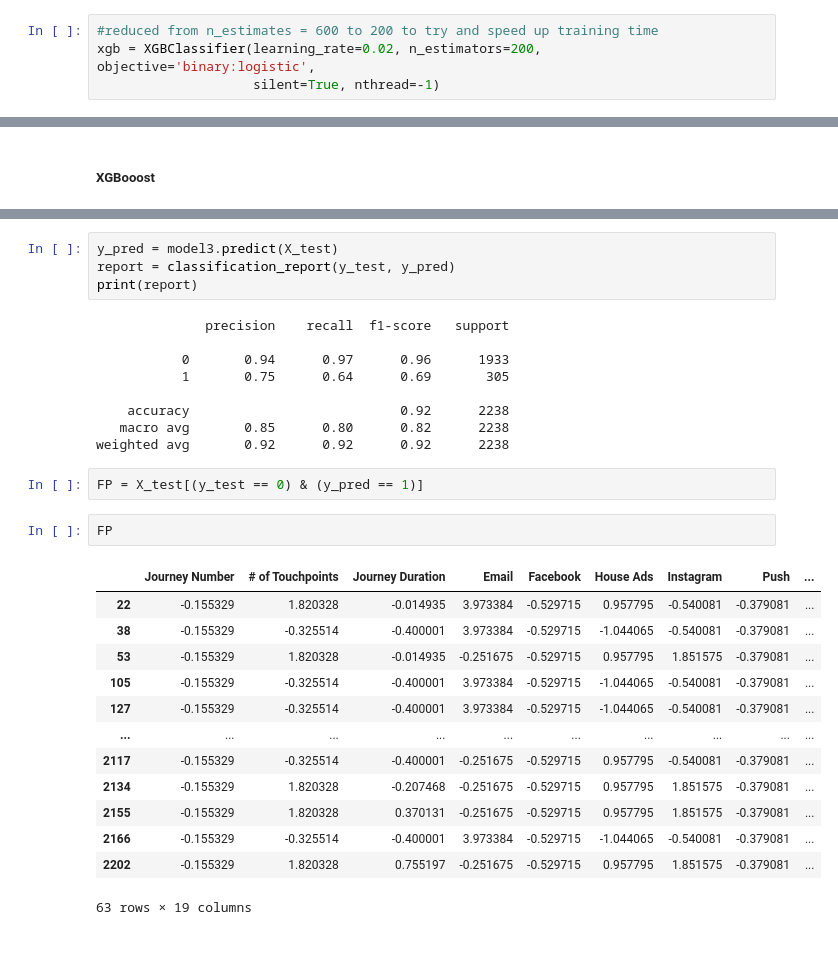
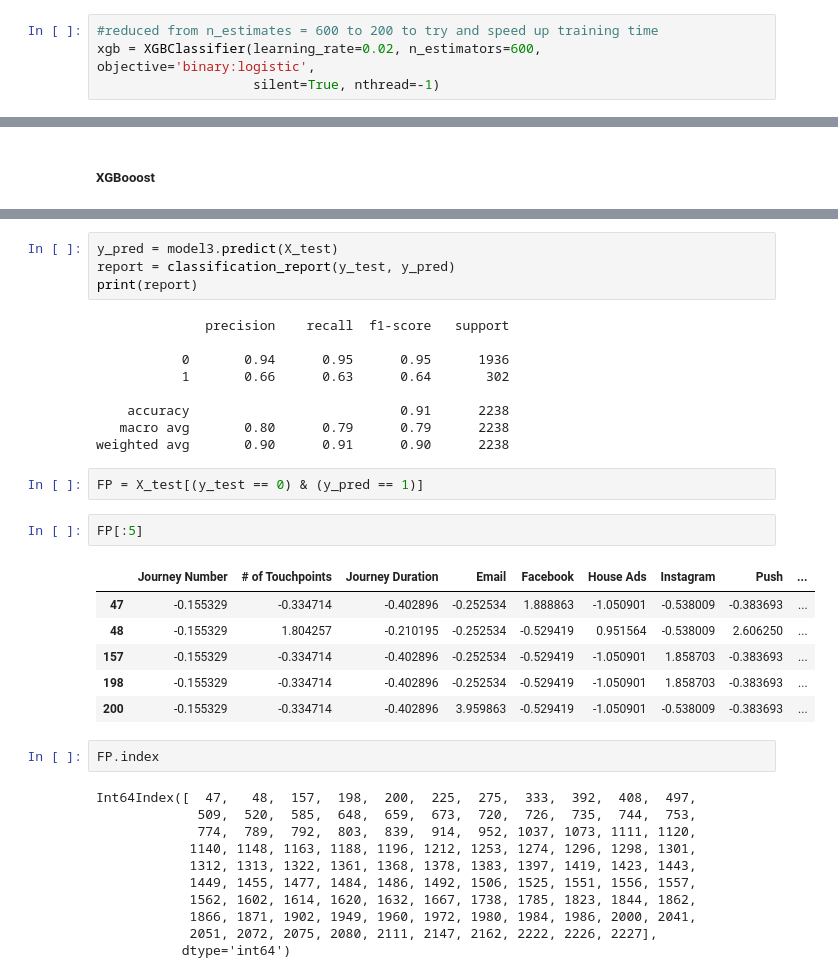
Before and after one commit to kevintunney/ISyE7406-GroupProject, a Jupyter notebook: data/notebook_mark_xgb_only.ipynb, the cells around one changed output, grey strips where cells are left out. Saved outputs shown, nothing was run; the diff lists cells and outputs as text; blank space fills up the shorter version.

```diff
--- a/data/notebook_mark_xgb_only.ipynb
+++ b/data/notebook_mark_xgb_only.ipynb
@@ -89,7 +89,7 @@ param_grid = {
         }
 # %%
 #reduced from n_estimates = 600 to 200 to try and speed up training time
-xgb = XGBClassifier(learning_rate=0.02, n_estimators=200, objective='binary:logistic',
+xgb = XGBClassifier(learning_rate=0.02, n_estimators=600, objective='binary:logistic',
                     silent=True, nthread=-1)
 # %%
 grid_search_xgb = grid_search_wrapper(_model = xgb, param_grid=param_grid)
@@ -121,28 +151,34 @@ print(report)
 # %% [output]
               precision    recall  f1-score   support
 
-           0       0.94      0.97      0.96      1933
-           1       0.75      0.64      0.69       305
+           0       0.94      0.95      0.95      1936
+           1       0.66      0.63      0.64       302
 
-    accuracy                           0.92      2238
-   macro avg       0.85      0.80      0.82      2238
-weighted avg       0.92      0.92      0.92      2238
+    accuracy                           0.91      2238
+   macro avg       0.80      0.79      0.79      2238
+weighted avg       0.90      0.91      0.90      2238
 # %%
 FP = X_test[(y_test == 0) & (y_pred == 1)]
 # %%
-FP
+FP[:5]
 # %% [output]
 |  | Journey Number | # of Touchpoints | Journey Duration | Email | Facebook | House Ads | Instagram | Push | ... |
-| 22 | -0.155329 | 1.820328 | -0.014935 | 3.973384 | -0.529715 | 0.957795 | -0.540081 | -0.379081 | ... |
-| 38 | -0.155329 | -0.325514 | -0.400001 | 3.973384 | -0.529715 | -1.044065 | -0.540081 | -0.379081 | ... |
-| 53 | -0.155329 | 1.820328 | -0.014935 | -0.251675 | -0.529715 | 0.957795 | 1.851575 | -0.379081 | ... |
-| 105 | -0.155329 | -0.325514 | -0.400001 | 3.973384 | -0.529715 | -1.044065 | -0.540081 | -0.379081 | ... |
-| 127 | -0.155329 | -0.325514 | -0.400001 | 3.973384 | -0.529715 | -1.044065 | -0.540081 | -0.379081 | ... |
-| ... | ... | ... | ... | ... | ... | ... | ... | ... | ... |
-| 2117 | -0.155329 | -0.325514 | -0.400001 | -0.251675 | -0.529715 | 0.957795 | -0.540081 | -0.379081 | ... |
-| 2134 | -0.155329 | 1.820328 | -0.207468 | -0.251675 | -0.529715 | 0.957795 | 1.851575 | -0.379081 | ... |
-| 2155 | -0.155329 | 1.820328 | 0.370131 | -0.251675 | -0.529715 | 0.957795 | 1.851575 | -0.379081 | ... |
-| 2166 | -0.155329 | -0.325514 | -0.400001 | 3.973384 | -0.529715 | -1.044065 | -0.540081 | -0.379081 | ... |
-| 2202 | -0.155329 | 1.820328 | 0.755197 | -0.251675 | -0.529715 | 0.957795 | 1.851575 | -0.379081 | ... |
+| 47 | -0.155329 | -0.334714 | -0.402896 | -0.252534 | 1.888863 | -1.050901 | -0.538009 | -0.383693 | ... |
+| 48 | -0.155329 | 1.804257 | -0.210195 | -0.252534 | -0.529419 | 0.951564 | -0.538009 | 2.606250 | ... |
+| 157 | -0.155329 | -0.334714 | -0.402896 | -0.252534 | -0.529419 | -1.050901 | 1.858703 | -0.383693 | ... |
+| 198 | -0.155329 | -0.334714 | -0.402896 | -0.252534 | -0.529419 | -1.050901 | 1.858703 | -0.383693 | ... |
+| 200 | -0.155329 | -0.334714 | -0.402896 | 3.959863 | -0.529419 | -1.050901 | -0.538009 | -0.383693 | ... |
-63 rows × 19 columns
+# %%
+FP.index
+# %% [output]
+Int64Index([  47,   48,  157,  198,  200,  225,  275,  333,  392,  408,  497,
+             509,  520,  585,  648,  659,  673,  720,  726,  735,  744,  753,
+             774,  789,  792,  803,  839,  914,  952, 1037, 1073, 1111, 1120,
+            1140, 1148, 1163, 1188, 1196, 1212, 1253, 1274, 1296, 1298, 1301,
+            1312, 1313, 1322, 1361, 1368, 1378, 1383, 1397, 1419, 1423, 1443,
+            1449, 1455, 1477, 1484, 1486, 1492, 1506, 1525, 1551, 1556, 1557,
+            1562, 1602, 1614, 1620, 1632, 1667, 1738, 1785, 1823, 1844, 1862,
+            1866, 1871, 1902, 1949, 1960, 1972, 1980, 1984, 1986, 2000, 2041,
+            2051, 2072, 2075, 2080, 2111, 2147, 2162, 2222, 2226, 2227],
+           dtype='int64')
 # %%
```
Also changed, not shown: parts of 24 cells of this notebook, 9 other files.
